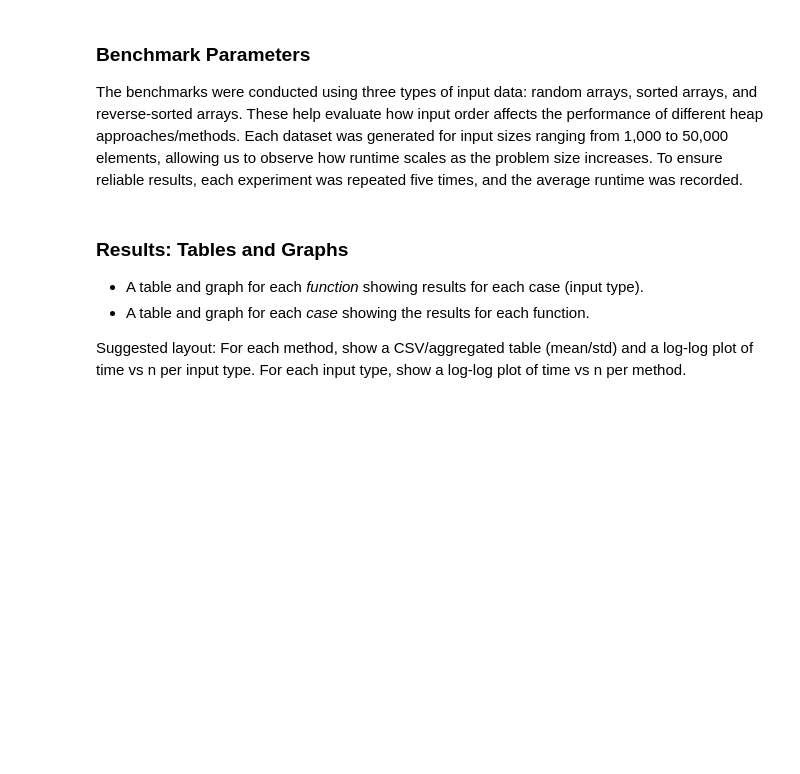
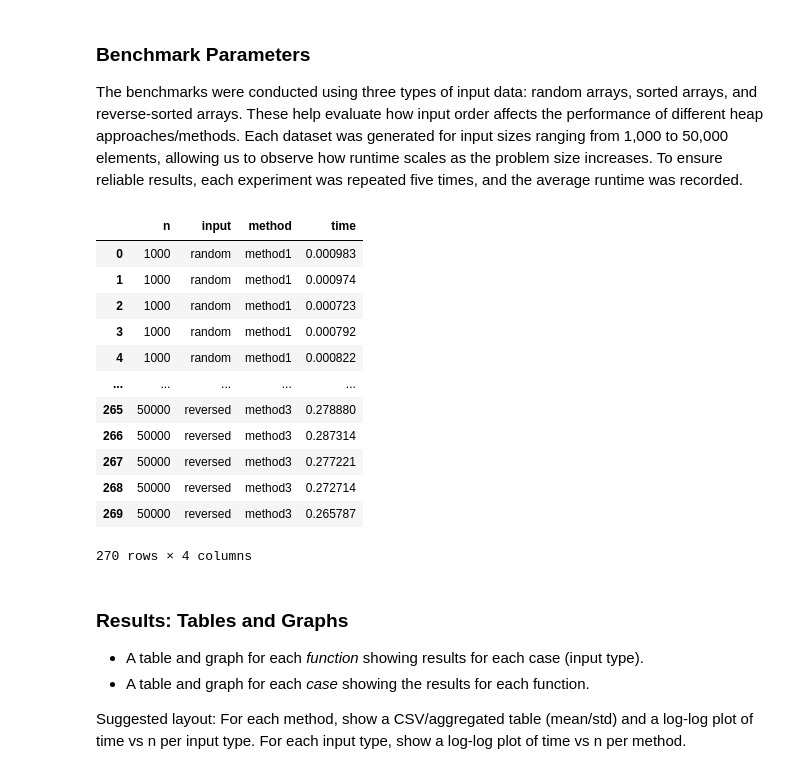
Before and after one commit to colonv-code/Program4_Algorithims, a Jupyter notebook: Program4AlgoFile.ipynb, the cells around one changed output. Saved outputs shown, nothing was run; the diff lists cells and outputs as text; code cells hidden in the pictures; blank space fills up the shorter version.

```diff
--- a/Program4AlgoFile.ipynb
+++ b/Program4AlgoFile.ipynb
@@ -94,3 +160,42 @@ run_benchmarks()
+# %%
+results = []
+
+def run_benchmarks():
+    for n in SIZES:
+        for input_type in INPUT_TYPES:
+            base_array = generate_input(n, input_type)
+
+            for method_name, func in METHODS.items():
+                if func is None:
+                    continue
+
+                for trial in range(TRIALS):
+                    t = time_function(func, base_array)
+
+                    results.append({
+                        "n": n,
+                        "input": input_type,
+                        "method": method_name,
+                        "time": t
+                    })
+
+    return pd.DataFrame(results)
+
+df = run_benchmarks()
+# %% [output]
+|  | n | input | method | time |
+| 0 | 1000 | random | method1 | 0.000983 |
+| 1 | 1000 | random | method1 | 0.000974 |
+| 2 | 1000 | random | method1 | 0.000723 |
+| 3 | 1000 | random | method1 | 0.000792 |
+| 4 | 1000 | random | method1 | 0.000822 |
+| ... | ... | ... | ... | ... |
+| 265 | 50000 | reversed | method3 | 0.278880 |
+| 266 | 50000 | reversed | method3 | 0.287314 |
+| 267 | 50000 | reversed | method3 | 0.277221 |
+| 268 | 50000 | reversed | method3 | 0.272714 |
+| 269 | 50000 | reversed | method3 | 0.265787 |
+270 rows × 4 columns
 # %% [markdown]
 ### Results: Tables and Graphs
 - A table and graph for each *function* showing results for each case (input type).
```
Also changed, not shown: parts of 13 cells of this notebook.
